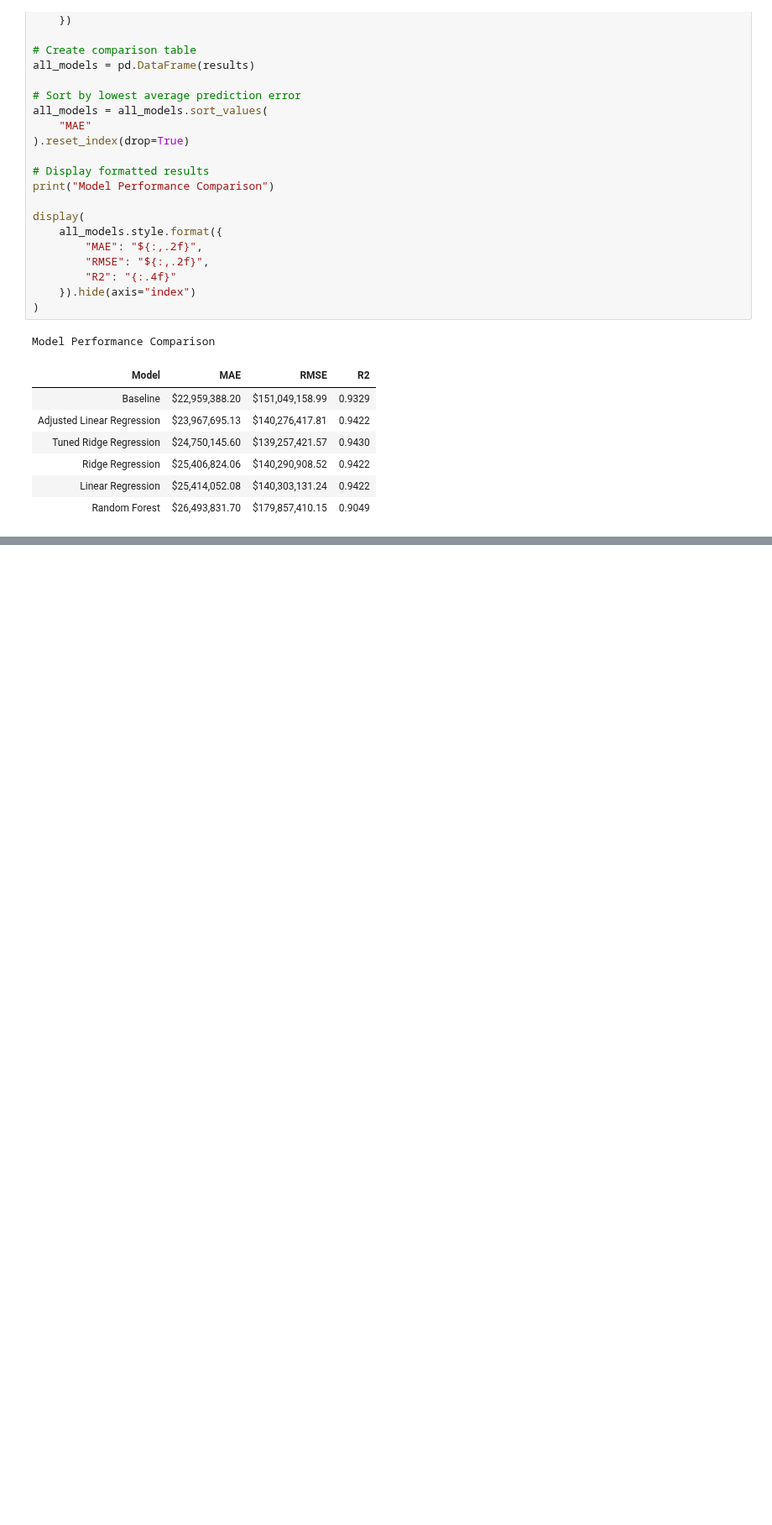
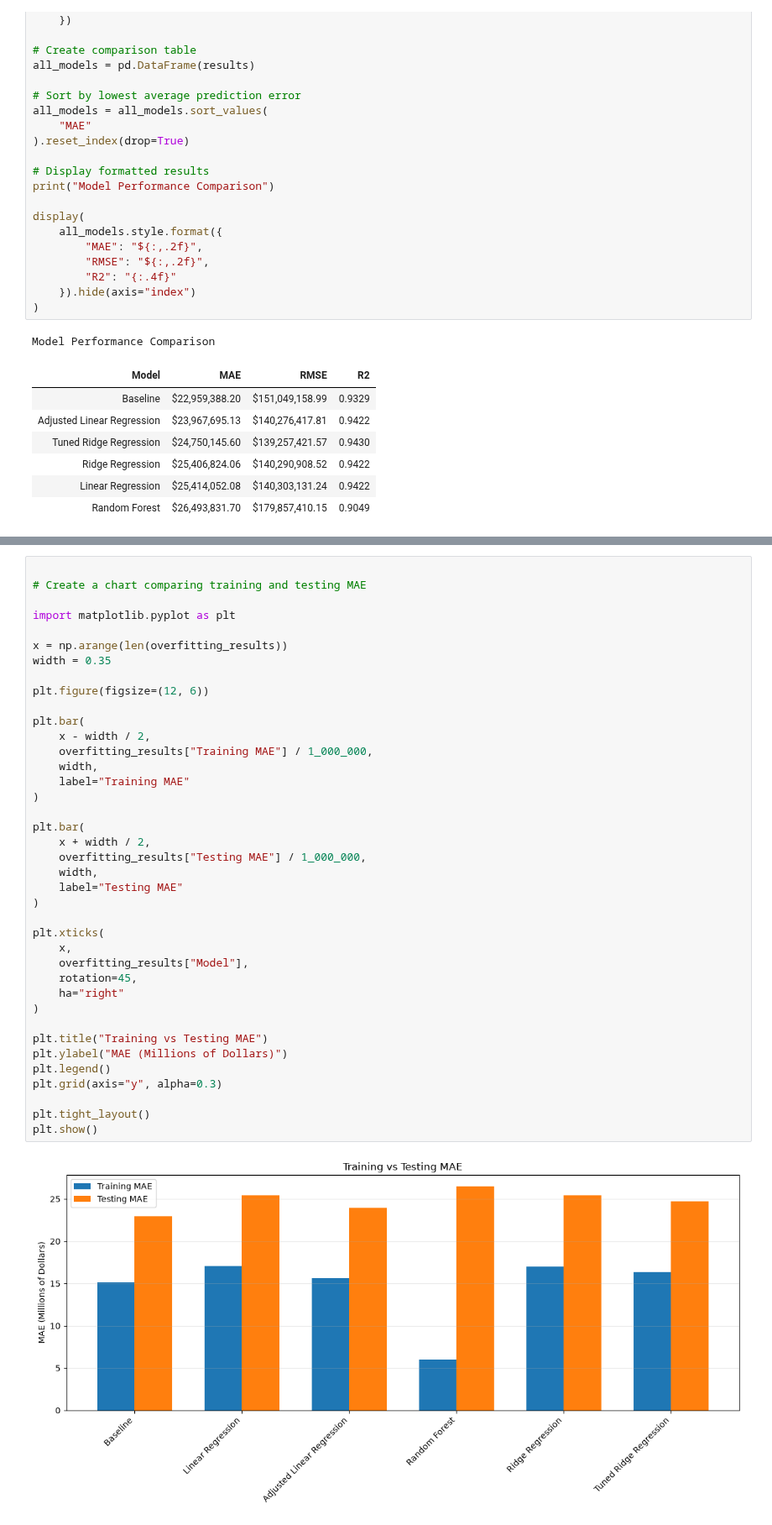
Before and after one commit to adrianakopf/DataScienceIU_INFO-I-492, a Jupyter notebook: MedicarePartD.ipynb, the cells around one changed output, grey strips where cells are left out. Shown at 84% size. Saved outputs shown, nothing was run; the diff lists cells and outputs as text; blank space fills up the shorter version.

```diff
--- a/MedicarePartD.ipynb
+++ b/MedicarePartD.ipynb
@@ -4597,0 +4714,41 @@ Model Performance Comparison
+# %%
+
+# Create a chart comparing training and testing MAE
+
+import matplotlib.pyplot as plt
+
+x = np.arange(len(overfitting_results))
+width = 0.35
+
+plt.figure(figsize=(12, 6))
+
+plt.bar(
+    x - width / 2,
+    overfitting_results["Training MAE"] / 1_000_000,
+    width,
+    label="Training MAE"
+)
+
+plt.bar(
+    x + width / 2,
+    overfitting_results["Testing MAE"] / 1_000_000,
+    width,
+    label="Testing MAE"
+)
+
+plt.xticks(
+    x,
+    overfitting_results["Model"],
+    rotation=45,
+    ha="right"
+)
+
+plt.title("Training vs Testing MAE")
+plt.ylabel("MAE (Millions of Dollars)")
+plt.legend()
+plt.grid(axis="y", alpha=0.3)
+
+plt.tight_layout()
+plt.show()
+# %% [output]
+[figure, added]
```
Also changed, not shown: parts of 31 cells of this notebook.
